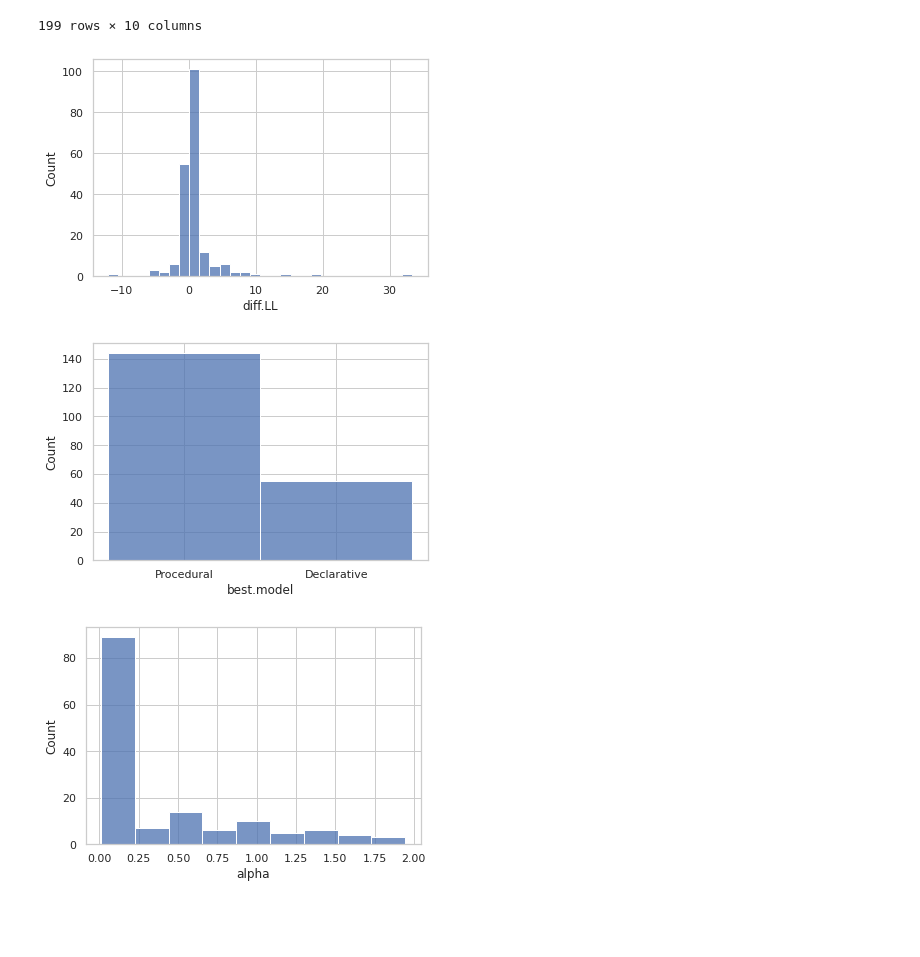
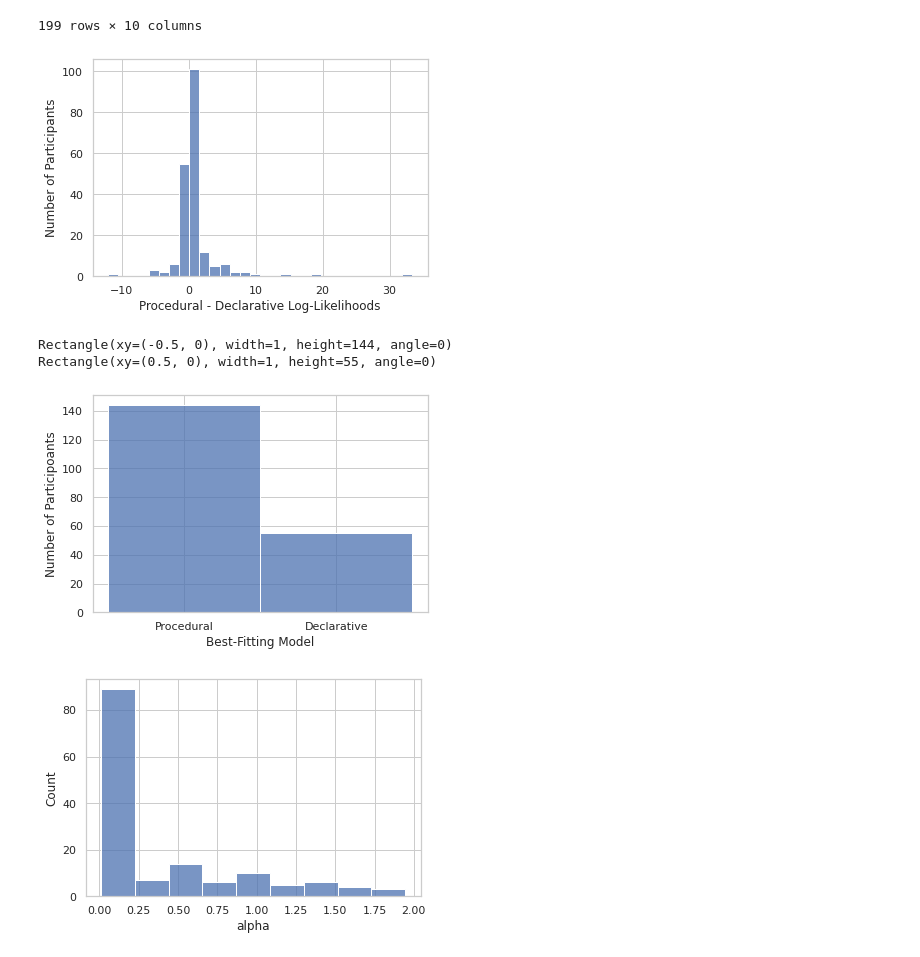
Before and after one commit to UWCCDL/ProcVsDecl, a Jupyter notebook: LLbasicPython.ipynb, the cells around one changed output. Cells and saved outputs as stored; diff of their text form; code cells hidden in the pictures; blank space fills up the shorter version.

```diff
--- a/LLbasicPython.ipynb
+++ b/LLbasicPython.ipynb
@@ -474,12 +474,22 @@ result2
 # %%
 result2.value_counts("best.model")
 sns.histplot(result2, x="diff.LL", bins=30)
+plt.xlabel("Procedural - Declarative Log-Likelihoods")
+plt.ylabel("Number of Participants")
 plt.show()
-sns.histplot(result2, x="best.model")
+
+ax = sns.histplot(result2, x="best.model")
+ax.set_xlabel("Best-Fitting Model")
+ax.set_ylabel("Number of Participoants")
+for x in ax.containers[0]:
+    print(x)
+    ax.bar_la
 plt.show()
 # %% [output]
-[figure, old version]
+[figure, new version]
+Rectangle(xy=(-0.5, 0), width=1, height=144, angle=0)
+Rectangle(xy=(0.5, 0), width=1, height=55, angle=0)
-[figure, old version]
+[figure, new version]
 # %%
 procedural = result2[result2['best.model'] == "Procedural"]
 sns.histplot(procedural, x="alpha")
```
Also changed, not shown: parts of 1 cell of this notebook.
